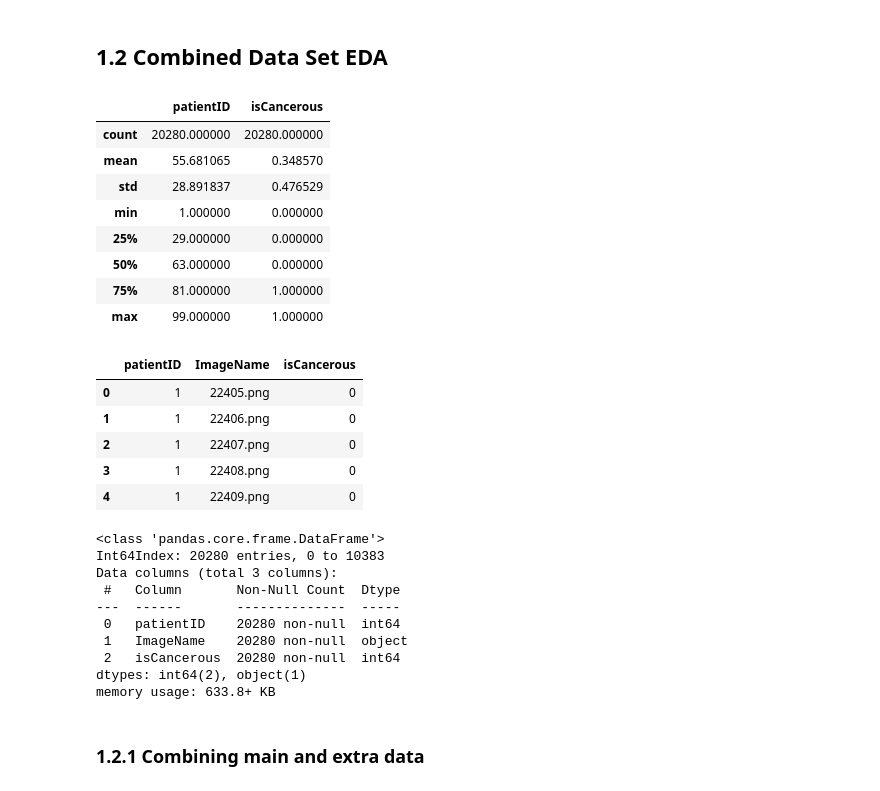
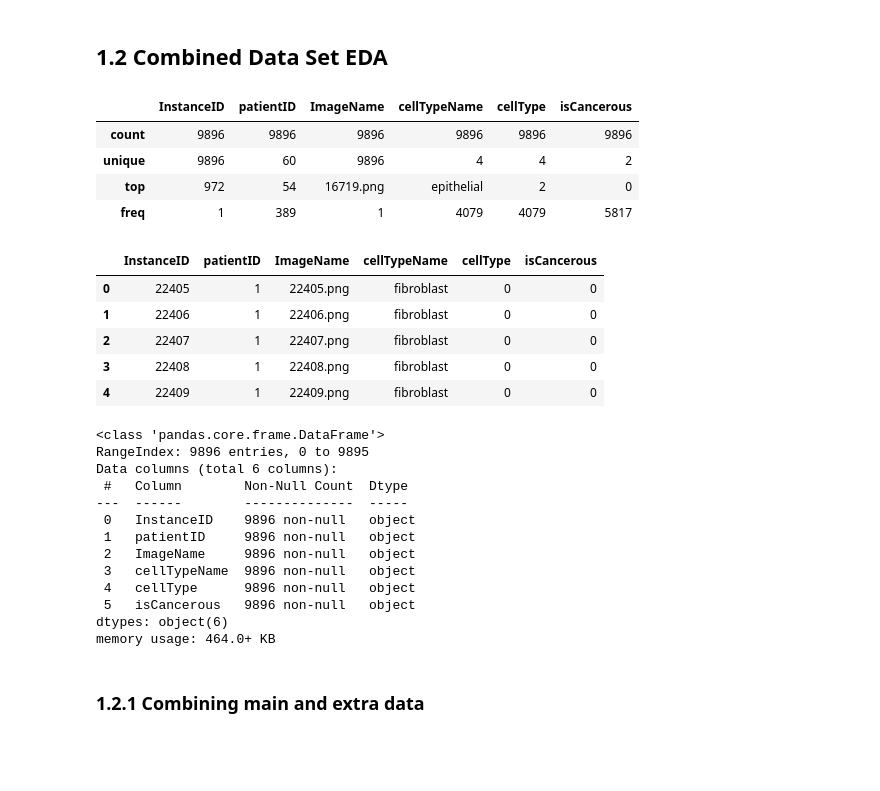
Before and after one commit to Luke-Mason/CML-Assignment-2, a Jupyter notebook: Luke.ipynb, the cells around one changed output. Saved outputs shown, nothing was run; the diff lists cells and outputs as text; code cells hidden in the pictures; blank space fills up the shorter version.

```diff
--- a/Luke.ipynb
+++ b/Luke.ipynb
@@ -327,7 +325,7 @@ data_labels_mainData.csv   __MACOSX  sample_data
 This data contains both the cell type and isCancerous labels.
 # %%
 # Load the csv data, which contains references to the imagery data.
-main_data = pd.read_csv('./data_labels_mainData.csv', delimiter=',')
+ct_data = pd.read_csv('./data_labels_mainData.csv', delimiter=',')
 extra_data = pd.read_csv('./data_labels_extraData.csv', delimiter=',')
 # %% [markdown]
 # 1 - Exploratory Data Analysis
@@ -501,6 +515,6 @@ H:27 W:27 C:3
 ### 1.1.3 - Transform Main Data
 Set all types to be of type Object. We do this because all the variables are categorical, they don't have any continuous values, so it's easier while creating visualizations.
 # %%
-for column in main_data.columns:
-    main_data[column] = main_data[column].astype('object')
+for column in ct_data.columns:
+    ct_data[column] = ct_data[column].astype('object')
 # %%
@@ -559,39 +573,38 @@ main_data.patientID.value_counts().to_frame().plot(kind='bar',
 # %% [markdown]
 ## 1.2 Combined Data Set EDA
 # %%
-ic_data.describe()
+ct_data.describe()
 # %% [output]
-|  | patientID | isCancerous |
-| count | 20280.000000 | 20280.000000 |
-| mean | 55.681065 | 0.348570 |
-| std | 28.891837 | 0.476529 |
-| min | 1.000000 | 0.000000 |
-| 25% | 29.000000 | 0.000000 |
-| 50% | 63.000000 | 0.000000 |
-| 75% | 81.000000 | 1.000000 |
-| max | 99.000000 | 1.000000 |
+|  | InstanceID | patientID | ImageName | cellTypeName | cellType | isCancerous |
+| count | 9896 | 9896 | 9896 | 9896 | 9896 | 9896 |
+| unique | 9896 | 60 | 9896 | 4 | 4 | 2 |
+| top | 972 | 54 | 16719.png | epithelial | 2 | 0 |
+| freq | 1 | 389 | 1 | 4079 | 4079 | 5817 |
 # %%
-ic_data.head()
+ct_data.head()
 # %% [output]
-|  | patientID | ImageName | isCancerous |
-| 0 | 1 | 22405.png | 0 |
-| 1 | 1 | 22406.png | 0 |
-| 2 | 1 | 22407.png | 0 |
-| 3 | 1 | 22408.png | 0 |
-| 4 | 1 | 22409.png | 0 |
+|  | InstanceID | patientID | ImageName | cellTypeName | cellType | isCancerous |
+| 0 | 22405 | 1 | 22405.png | fibroblast | 0 | 0 |
+| 1 | 22406 | 1 | 22406.png | fibroblast | 0 | 0 |
+| 2 | 22407 | 1 | 22407.png | fibroblast | 0 | 0 |
+| 3 | 22408 | 1 | 22408.png | fibroblast | 0 | 0 |
+| 4 | 22409 | 1 | 22409.png | fibroblast | 0 | 0 |
 # %%
-ic_data.info()
+ct_data.info()
 # %% [output]
 <class 'pandas.core.frame.DataFrame'>
-Int64Index: 20280 entries, 0 to 10383
-Data columns (total 3 columns):
- #   Column       Non-Null Count  Dtype
----  ------       --------------  -----
- 0   patientID    20280 non-null  int64
- 1   ImageName    20280 non-null  object
- 2   isCancerous  20280 non-null  int64
-dtypes: int64(2), object(1)
-memory usage: 633.8+ KB
+RangeIndex: 9896 entries, 0 to 9895
+Data columns (total 6 columns):
+ #   Column        Non-Null Count  Dtype
+---  ------        --------------  -----
+ 0   InstanceID    9896 non-null   object
+ 1   patientID     9896 non-null   object
+ 2   ImageName     9896 non-null   object
+ 3   cellTypeName  9896 non-null   object
+ 4   cellType      9896 non-null   object
+ 5   isCancerous   9896 non-null   object
+dtypes: object(6)
+memory usage: 464.0+ KB
 # %% [markdown]
 ### 1.2.1 Combining main and extra data
 # %%
```
Also changed, not shown: parts of 40 cells of this notebook.
